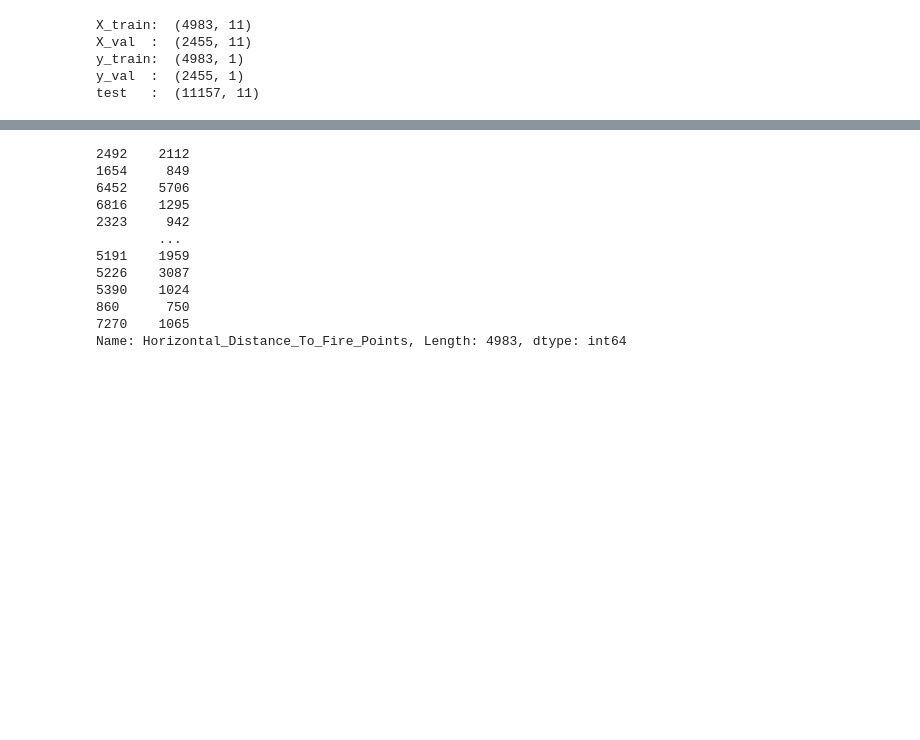
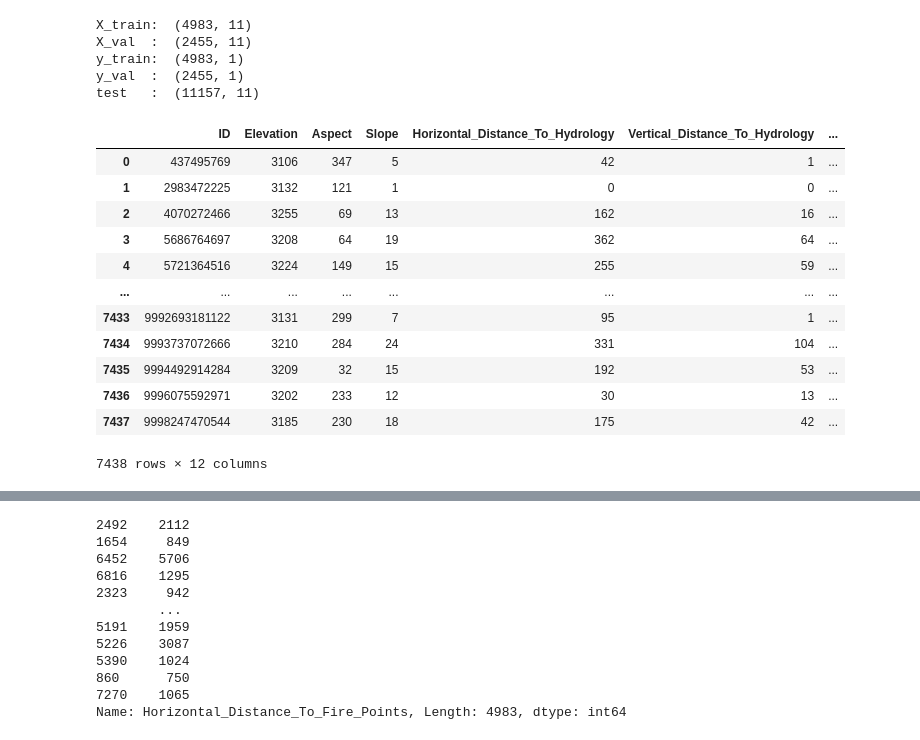
Before and after one commit to targeteer/CSE517ApplicationProj, a Jupyter notebook: Linear-Model-Playground-Ricky.ipynb, the cells around one changed output, grey strips where cells are left out. Cells and saved outputs as stored; diff of their text form; code cells hidden in the pictures; blank space fills up the shorter version.

```diff
--- a/Linear-Model-Playground-Ricky.ipynb
+++ b/Linear-Model-Playground-Ricky.ipynb
@@ -57,3 +57,19 @@ X_val  :  (2455, 11)
 y_train:  (4983, 1)
 y_val  :  (2455, 1)
 test   :  (11157, 11)
+# %%
+train
+# %% [output]
+|  | ID | Elevation | Aspect | Slope | Horizontal_Distance_To_Hydrology | Vertical_Distance_To_Hydrology | ... |
+| 0 | 437495769 | 3106 | 347 | 5 | 42 | 1 | ... |
+| 1 | 2983472225 | 3132 | 121 | 1 | 0 | 0 | ... |
+| 2 | 4070272466 | 3255 | 69 | 13 | 162 | 16 | ... |
+| 3 | 5686764697 | 3208 | 64 | 19 | 362 | 64 | ... |
+| 4 | 5721364516 | 3224 | 149 | 15 | 255 | 59 | ... |
+| ... | ... | ... | ... | ... | ... | ... | ... |
+| 7433 | 9992693181122 | 3131 | 299 | 7 | 95 | 1 | ... |
+| 7434 | 9993737072666 | 3210 | 284 | 24 | 331 | 104 | ... |
+| 7435 | 9994492914284 | 3209 | 32 | 15 | 192 | 53 | ... |
+| 7436 | 9996075592971 | 3202 | 233 | 12 | 30 | 13 | ... |
+| 7437 | 9998247470544 | 3185 | 230 | 18 | 175 | 42 | ... |
+7438 rows × 12 columns
```
Also changed, not shown: parts of 2 cells of this notebook, 10 other files.
